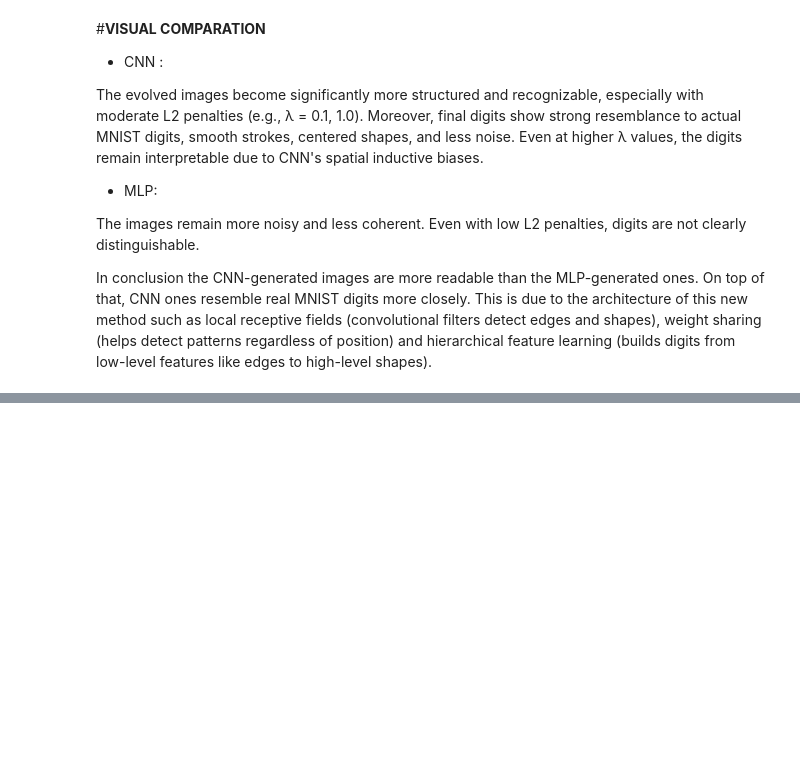
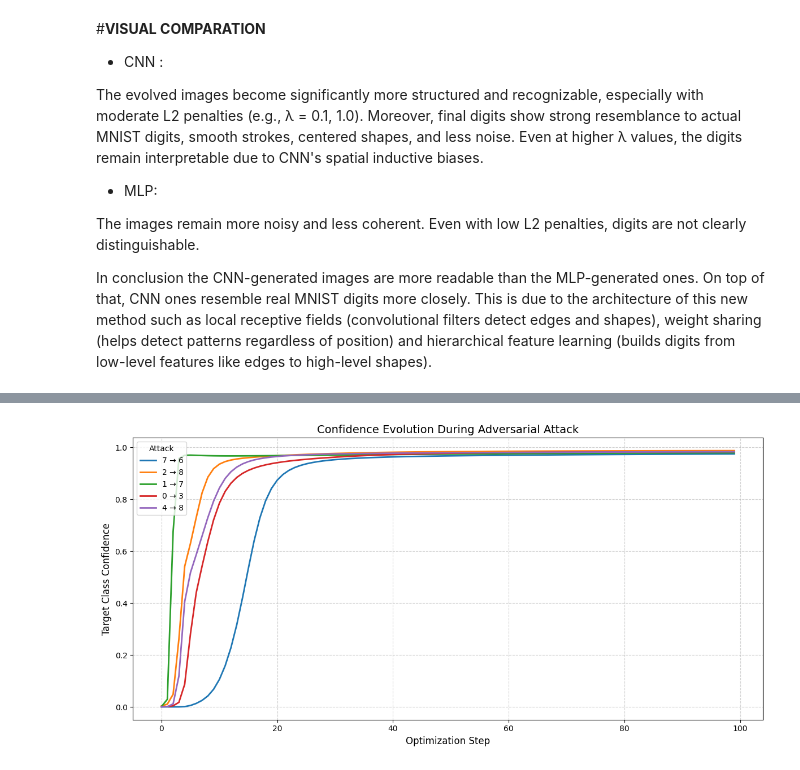
Before and after one commit to glorivaas/Machine_Learning25, a Jupyter notebook: Lab10.ipynb, the cells around one changed output, grey strips where cells are left out. Saved outputs shown, nothing was run; the diff lists cells and outputs as text; code cells hidden in the pictures; blank space fills up the shorter version.

```diff
--- a/Lab10.ipynb
+++ b/Lab10.ipynb
@@ -461,0 +600,15 @@ In conclusion the CNN-generated images are more readable than the MLP-generated
+# %%
+plt.figure(figsize=(12, 6))
+for true_lbl, target_lbl, confs in confidence_histories:
+    label = f"{true_lbl} → {target_lbl}"
+    plt.plot(range(len(confs)), confs, label=label, linewidth=2)
+
+plt.xlabel("Optimization Step", fontsize=12)
+plt.ylabel("Target Class Confidence", fontsize=12)
+plt.title("Confidence Evolution During Adversarial Attack", fontsize=14)
+plt.legend(title="Attack", loc="upper left", fontsize=10)
+plt.grid(True, linestyle='--', alpha=0.6)
+plt.tight_layout()
+plt.show()
+# %% [output]
+[figure, added]
```
Also changed, not shown: parts of 8 cells of this notebook.
